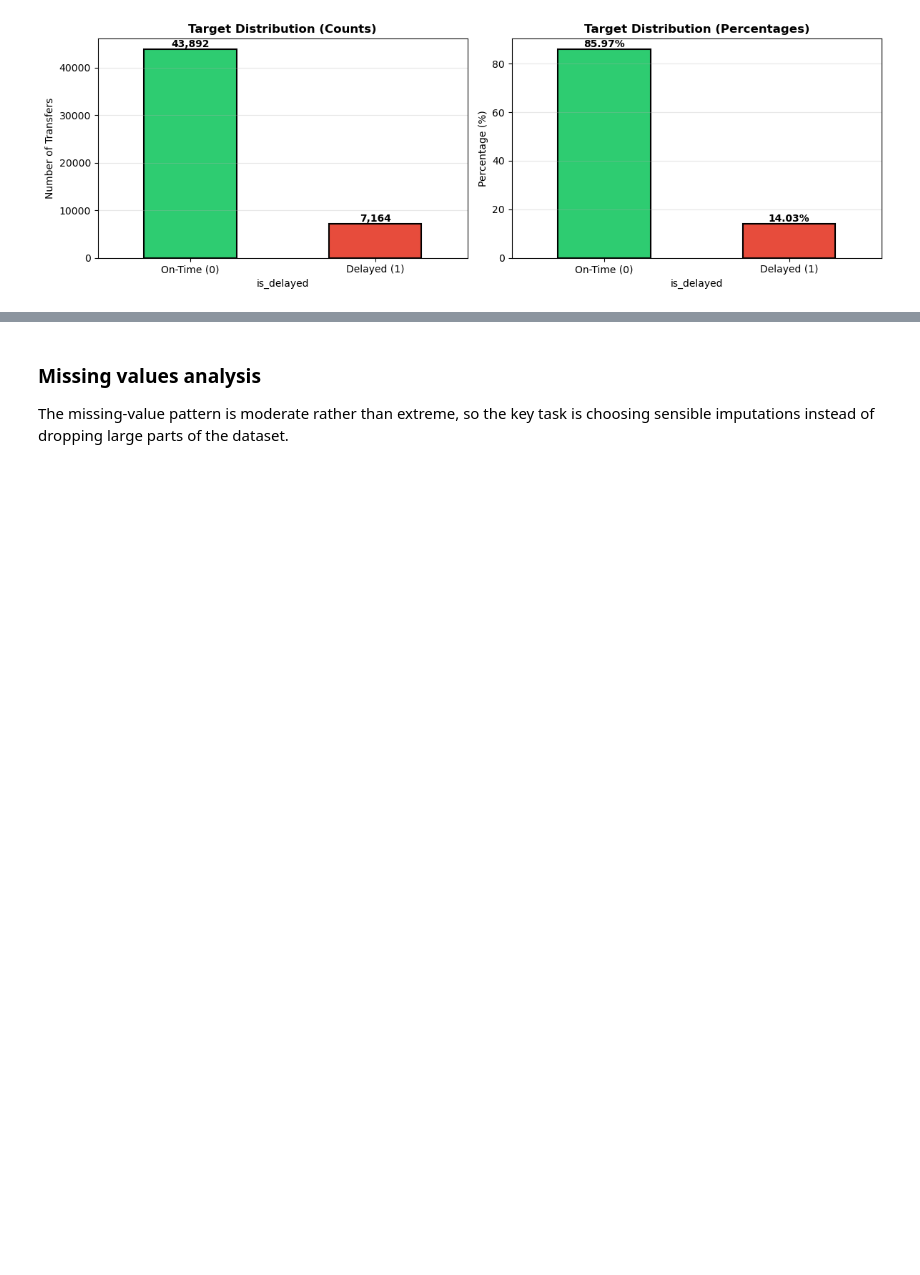
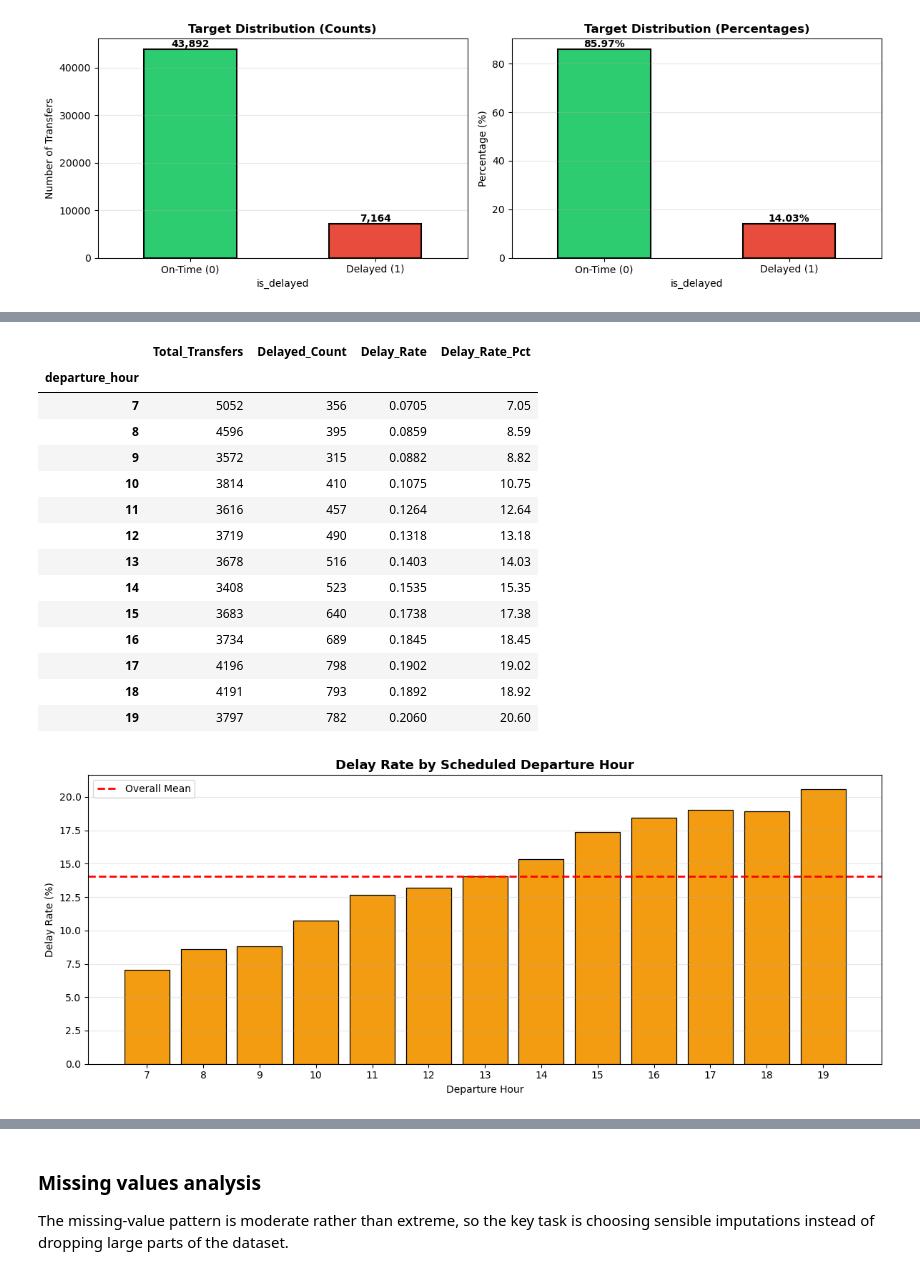
Before and after one commit to InbarKedem/final-project-intro-to-ml, a Jupyter notebook: task.ipynb, the cells around one changed output, grey strips where cells are left out. Saved outputs shown, nothing was run; the diff lists cells and outputs as text; code cells hidden in the pictures; blank space fills up the shorter version.

```diff
--- a/task.ipynb
+++ b/task.ipynb
@@ -147,0 +383,45 @@ Missing data can affect the model, but in this dataset the pattern is moderate r
+# %%
+# Departure hour delay pattern
+hour_delay_df = pd.DataFrame({
+    'departure_hour': hhmm_to_hour(train_df['scheduled_dispatch_time']),
+    'is_delayed': train_df['is_delayed']
+}).dropna()
+hour_delay_df['departure_hour'] = hour_delay_df['departure_hour'].astype(int)
+hour_delay_rate = hour_delay_df.groupby('departure_hour').agg(
+    Total_Transfers=('is_delayed', 'count'),
+    Delayed_Count=('is_delayed', 'sum'),
+    Delay_Rate=('is_delayed', 'mean')
+).round(4)
+hour_delay_rate['Delay_Rate_Pct'] = (hour_delay_rate['Delay_Rate'] * 100).round(2)
+
+display(hour_delay_rate)
+
+fig, ax = plt.subplots(figsize=(12, 5))
+plot_hour = hour_delay_rate.sort_index()
+ax.bar(plot_hour.index.astype(int), plot_hour['Delay_Rate_Pct'], color='#f39c12', edgecolor='black', linewidth=0.9)
+ax.axhline(train_df['is_delayed'].mean() * 100, color='red', linestyle='--', linewidth=2, label='Overall Mean')
+ax.set_title('Delay Rate by Scheduled Departure Hour', fontsize=13, fontweight='bold')
+ax.set_xlabel('Departure Hour')
+ax.set_ylabel('Delay Rate (%)')
+ax.set_xticks(plot_hour.index.astype(int))
+ax.grid(axis='y', alpha=0.3)
+ax.legend()
+plt.tight_layout()
+plt.show()
+# %% [output]
+|  | Total_Transfers | Delayed_Count | Delay_Rate | Delay_Rate_Pct |
+| departure_hour |  |  |  |  |
+| 7 | 5052 | 356 | 0.0705 | 7.05 |
+| 8 | 4596 | 395 | 0.0859 | 8.59 |
+| 9 | 3572 | 315 | 0.0882 | 8.82 |
+| 10 | 3814 | 410 | 0.1075 | 10.75 |
+| 11 | 3616 | 457 | 0.1264 | 12.64 |
+| 12 | 3719 | 490 | 0.1318 | 13.18 |
+| 13 | 3678 | 516 | 0.1403 | 14.03 |
+| 14 | 3408 | 523 | 0.1535 | 15.35 |
+| 15 | 3683 | 640 | 0.1738 | 17.38 |
+| 16 | 3734 | 689 | 0.1845 | 18.45 |
+| 17 | 4196 | 798 | 0.1902 | 19.02 |
+| 18 | 4191 | 793 | 0.1892 | 18.92 |
+| 19 | 3797 | 782 | 0.2060 | 20.60 |
+[figure, added]
```
Also changed, not shown: parts of 70 cells of this notebook.
